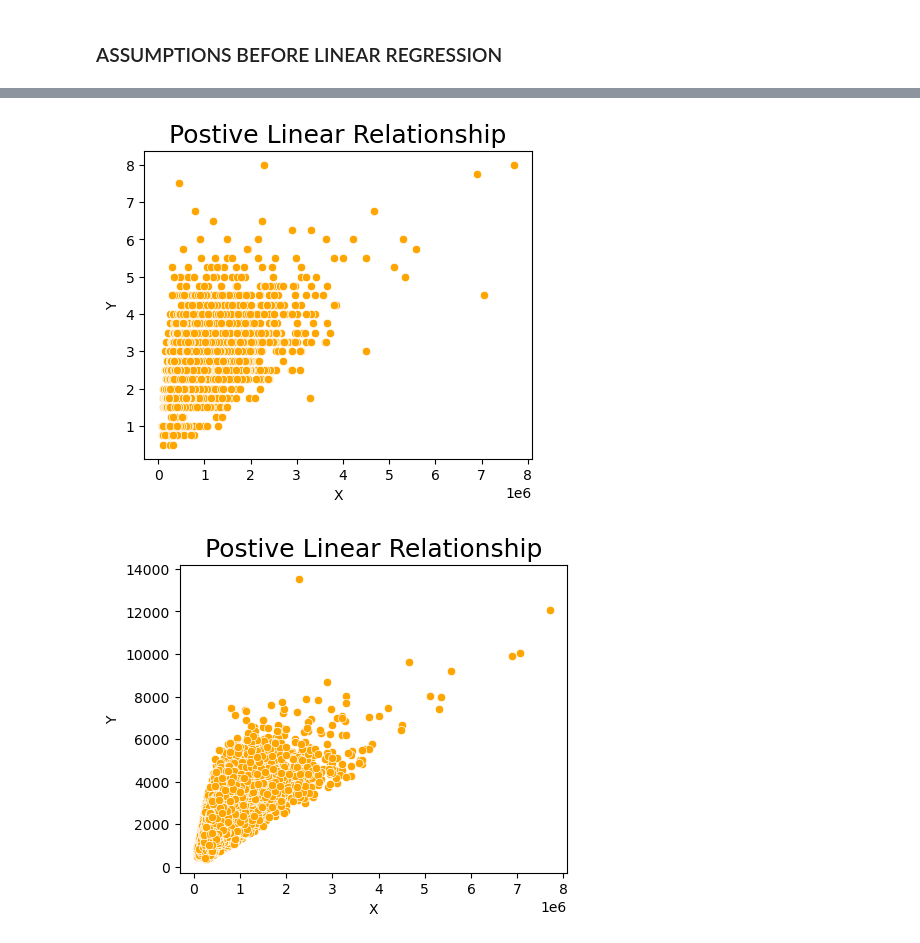
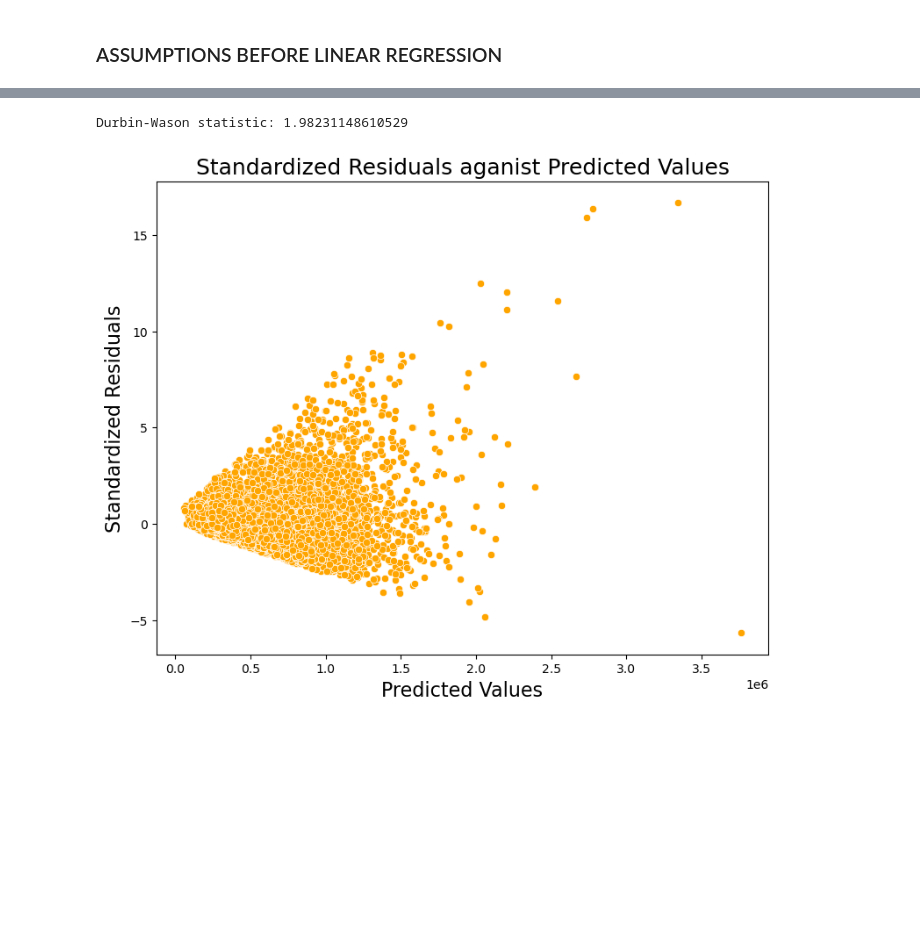
Before and after one commit to linusg46/Ghost_housing_Project, a Jupyter notebook: student.ipynb, the cells around one changed output, grey strips where cells are left out. Saved outputs shown, nothing was run; the diff lists cells and outputs as text; code cells hidden in the pictures; blank space fills up the shorter version.

Commit message:
Simple linear regression

```diff
--- a/student.ipynb
+++ b/student.ipynb
@@ -253,0 +376,7 @@ Housing.head()
+# %%
+# fit the model to the data
+model = lin_reg.fit(x, y)
+# %%
+# make predictions
+Housing["predictions"] = lin_reg.predict(x)
+Housing.head()
@@ -253,0 +391,4 @@ Housing.head()
+# %%
+# calculate the residuals and test for normality
+Housing["residuals"] = Housing["price"] - Housing["predictions"]
+Housing.head()
@@ -254,22 +416,25 @@ Housing.head()
+# %%
+# performing durbin-watson test for independence of observations assumptions
+durbin_watson_statistic = sm.stats.stattools.durbin_watson(Housing["residuals"])
+print("Durbin-Wason statistic:", durbin_watson_statistic)
+# %% [output]
+Durbin-Wason statistic: 1.98231148610529
+# %%
+# calculate the mean and standard deviation of residuals
+residuals_mean = np.mean(Housing["residuals"])
+residuals_std = np.std(Housing["residuals"], ddof=1)
+
+# calculate the standardized residuals
+Housing["std_resid"] = Housing["residuals"] / residuals_std
 # %%
-fig, ax = plt.subplots(figsize=(5,4))
+# visualize
+fig, ax = plt.subplots(figsize=(9,7))
 
-sns.scatterplot(x=Housing["price"], y=Housing["bathrooms"], color="orange", ax=ax)
-ax.set_ylabel("Y", fontsize=10)
-ax.set_xlabel("X", fontsize=10)
-ax.set_title("Postive Linear Relationship", fontsize=18)
+sns.scatterplot(x=Housing["predictions"], y=Housing["std_resid"], color="orange", ax=ax)
+ax.set_ylabel("Standardized Residuals", fontsize=16)
+ax.set_xlabel("Predicted Values", fontsize=16)
+ax.set_title("Standardized Residuals aganist Predicted Values", fontsize=18)
 
 plt.show()
 # %% [output]
-[figure, old version]
+[figure, new version]
-# %%
-fig, ax = plt.subplots(figsize=(5,4))
-
-sns.scatterplot(x=Housing["price"], y=Housing["sqft_living"], color="orange", ax=ax)
-ax.set_ylabel("Y", fontsize=10)
-ax.set_xlabel("X", fontsize=10)
-ax.set_title("Postive Linear Relationship", fontsize=18)
-
-plt.show()
-# %% [output]
-[figure, removed]
```
Also changed, not shown: parts of 35 cells of this notebook.
